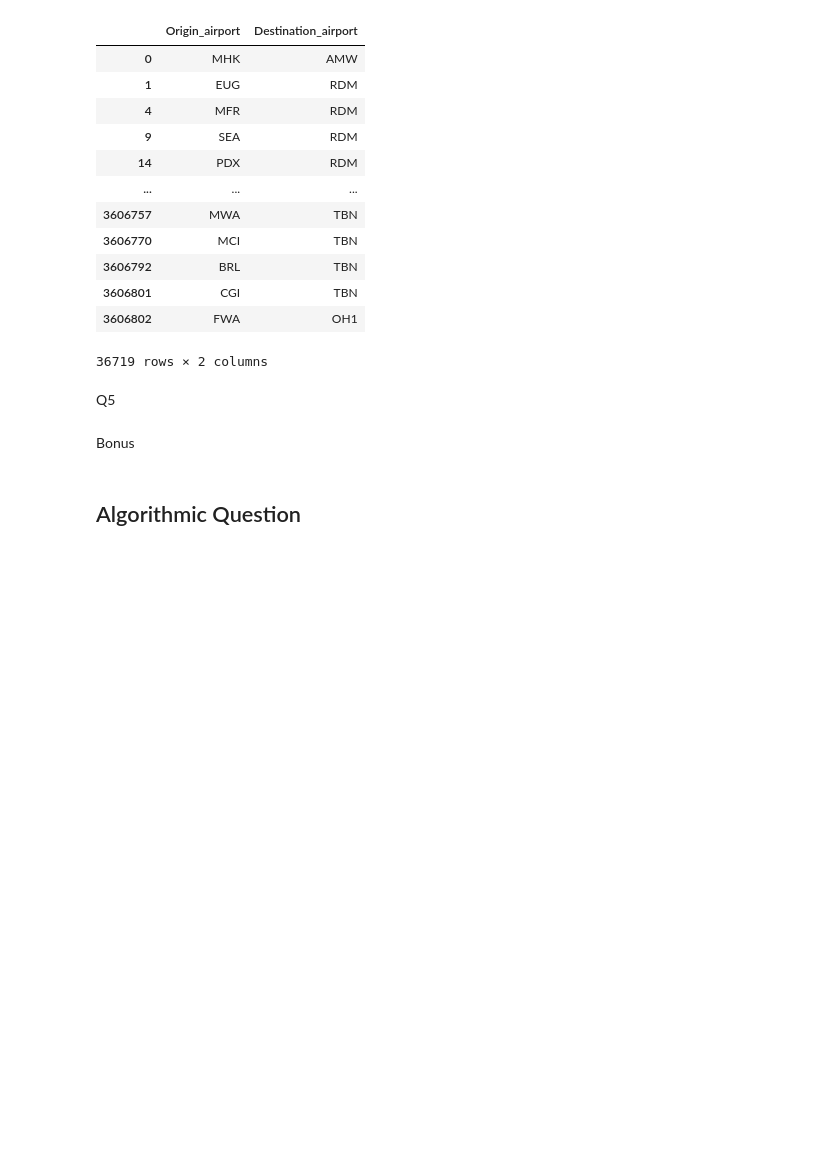
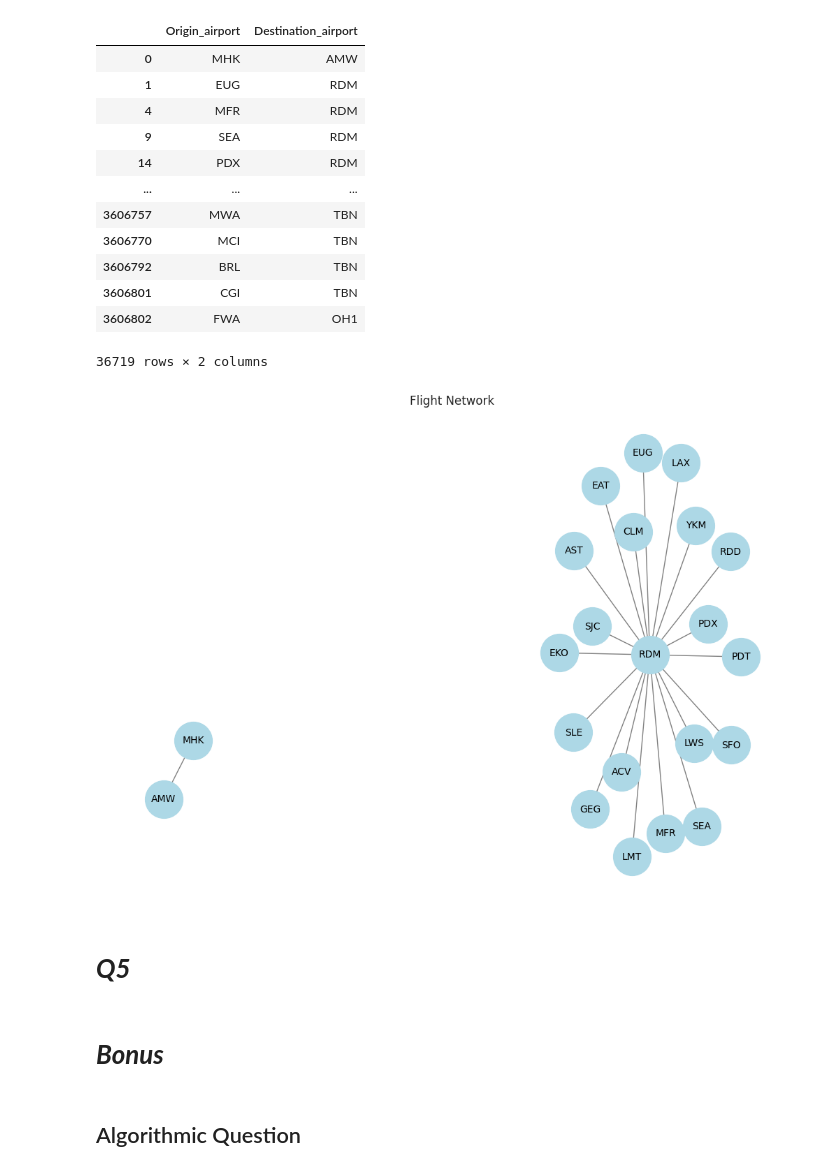
Before and after one commit to khalmatay/ADM-HW5, a Jupyter notebook: main.ipynb, the cells around one changed output. Cells and saved outputs as stored; diff of their text form; code cells hidden in the pictures; blank space fills up the shorter version.

```diff
--- a/main.ipynb
+++ b/main.ipynb
@@ -916,3 +951,3 @@ NameError: name 'df' is not defined
 # %%
-q4 = df[["Origin_airport", "Destination_airport"]]
+q4 = df[["Origin_airport", "Destination_airport"]].drop_duplicates()
 # %%
@@ -931,10 +966,27 @@ q4.drop_duplicates()
 | 3606801 | CGI | TBN |
 | 3606802 | FWA | OH1 |
 36719 rows × 2 columns
-# %% [markdown]
-Q5
-# %% [markdown]
-Bonus
+# %%
+flight_network = nx.Graph()
+flight_network.add_edges_from(q4.head(20).values)
+# %%
+plt.figure(figsize=(10, 7))
+nx.draw(
+    flight_network,
+    with_labels=True,
+    node_color='lightblue',
+    edge_color='gray',
+    node_size=1500,
+    font_size=10
+)
+plt.title("Flight Network")
+plt.show()
+# %% [output]
+[figure, added]
+# %% [markdown]
+# ***Q5***
+# %% [markdown]
+# ***Bonus***
 # %% [markdown]
 ## Algorithmic Question
 # %%
```
Also changed, not shown: parts of 10 cells of this notebook, 2 other files.
